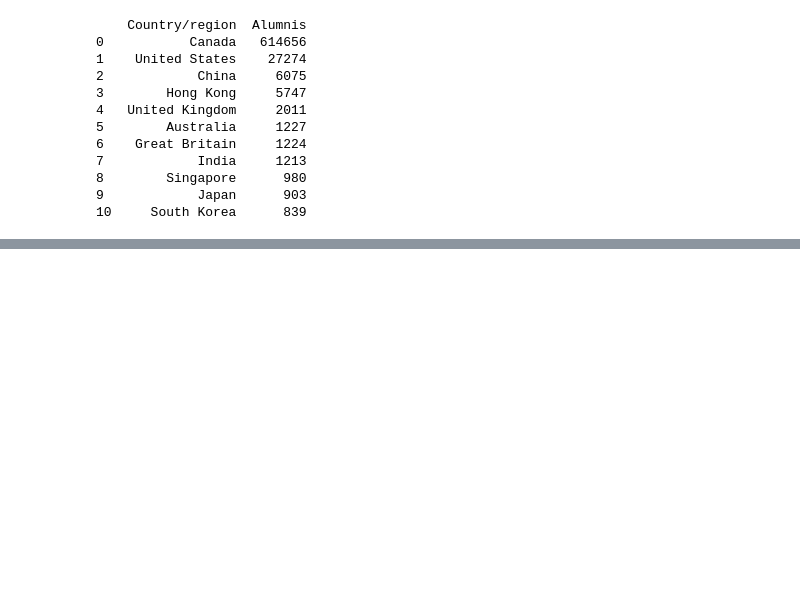
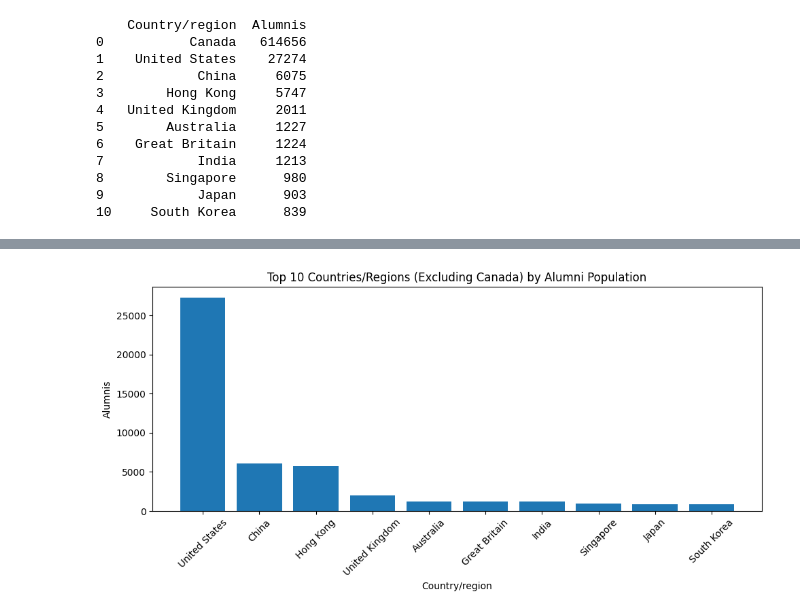
Before and after one commit to cotse900/cantek_py, a Jupyter notebook: uoft.ipynb, the cells around one changed output, grey strips where cells are left out. Saved outputs shown, nothing was run; the diff lists cells and outputs as text; code cells hidden in the pictures; blank space fills up the shorter version.

```diff
--- a/uoft.ipynb
+++ b/uoft.ipynb
@@ -174,0 +471,27 @@ print(df4)
+# %%
+
+filtered_student_origin = student_origin[student_origin['Country/region'] != 'Canada']
+sorted_student_origin = filtered_student_origin.sort_values(by='Alumnis', ascending=False).head(10)
+
+# Extract the 'Country/region' and 'Alumnis' columns
+origin = sorted_student_origin['Country/region']
+alum = sorted_student_origin['Alumnis']
+
+# Create a bar chart
+fig, ax = plt.subplots(figsize=(10, 5))
+bars = plt.bar(origin, alum)
+
+# Rotate x-axis labels for better readability
+plt.xticks(rotation=45)
+
+# Add labels and title
+plt.xlabel('Country/region')
+plt.ylabel('Alumnis')
+plt.title('Top 10 Countries/Regions (Excluding Canada) by Alumni Population')
+
+
+# Show the plot
+plt.tight_layout()
+plt.show()
+# %% [output]
+[figure, added]
```
Also changed, not shown: parts of 22 cells of this notebook, 1 other file.
